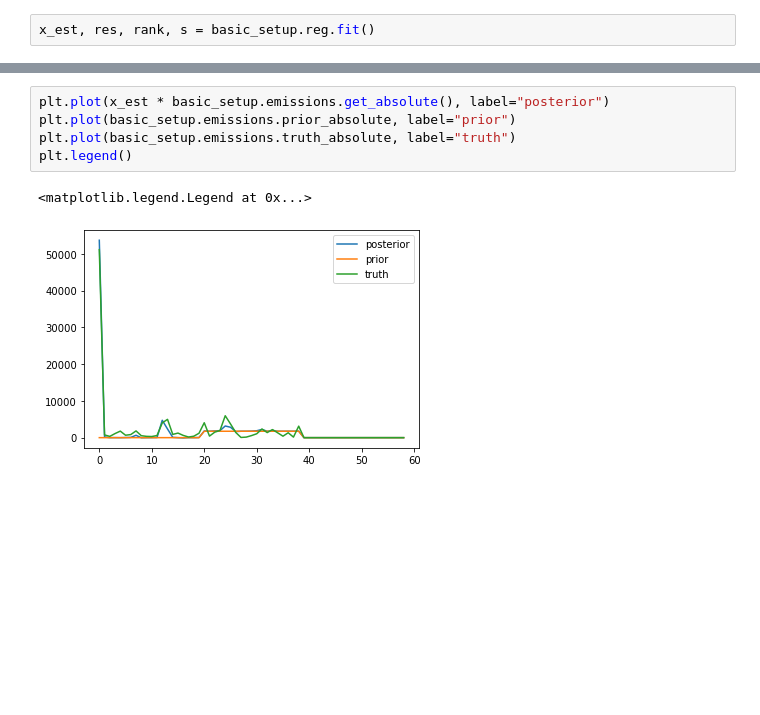
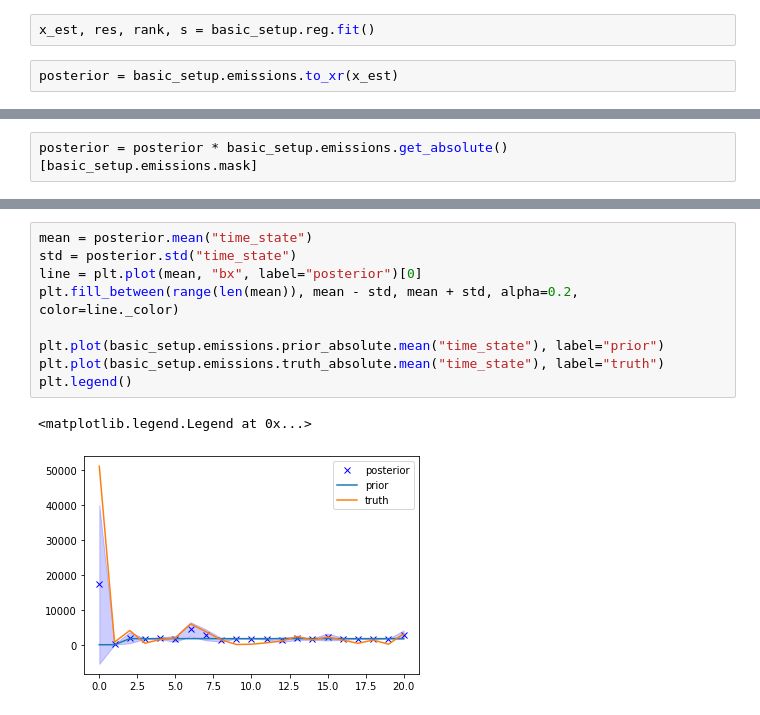
Before and after one commit to ATMO-IUP-UHEI/Experiments, a Jupyter notebook: experiments/testing.ipynb, the cells around one changed output, grey strips where cells are left out. Cells and saved outputs as stored; diff of their text form; blank space fills up the shorter version.

```diff
--- a/experiments/testing.ipynb
+++ b/experiments/testing.ipynb
@@ -31,2 +95,4 @@ basic_setup.run()
 # %%
 x_est, res, rank, s = basic_setup.reg.fit()
+# %%
+posterior = basic_setup.emissions.to_xr(x_est)
@@ -32,0 +119,2 @@ x_est, res, rank, s = basic_setup.reg.fit()
+# %%
+posterior = posterior * basic_setup.emissions.get_absolute()[basic_setup.emissions.mask]
@@ -33,8 +131,12 @@ x_est, res, rank, s = basic_setup.reg.fit()
 # %%
-plt.plot(x_est * basic_setup.emissions.get_absolute(), label="posterior")
-plt.plot(basic_setup.emissions.prior_absolute, label="prior")
-plt.plot(basic_setup.emissions.truth_absolute, label="truth")
+mean = posterior.mean("time_state")
+std = posterior.std("time_state")
+line = plt.plot(mean, "bx", label="posterior")[0]
+plt.fill_between(range(len(mean)), mean - std, mean + std, alpha=0.2, color=line._color)
+
+plt.plot(basic_setup.emissions.prior_absolute.mean("time_state"), label="prior")
+plt.plot(basic_setup.emissions.truth_absolute.mean("time_state"), label="truth")
 plt.legend()
 # %% [output]
 <matplotlib.legend.Legend at 0x...>
-[figure, old version]
+[figure, new version]
```
Also changed, not shown: parts of 17 cells of this notebook, 6 other files.
